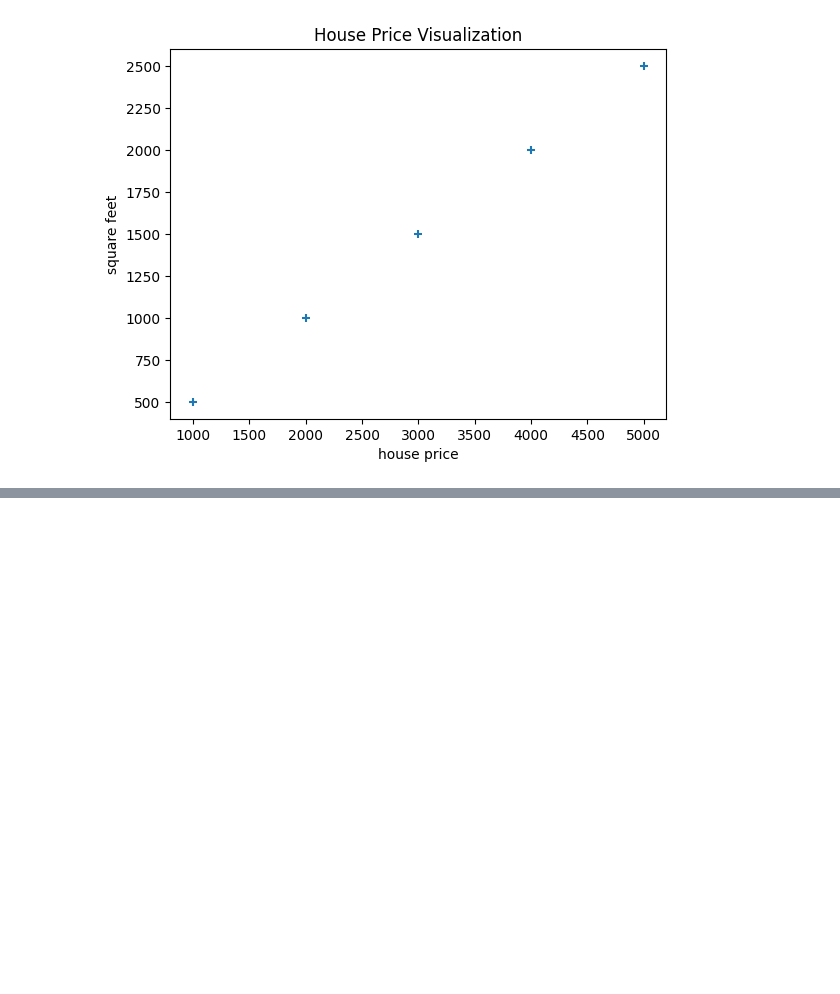
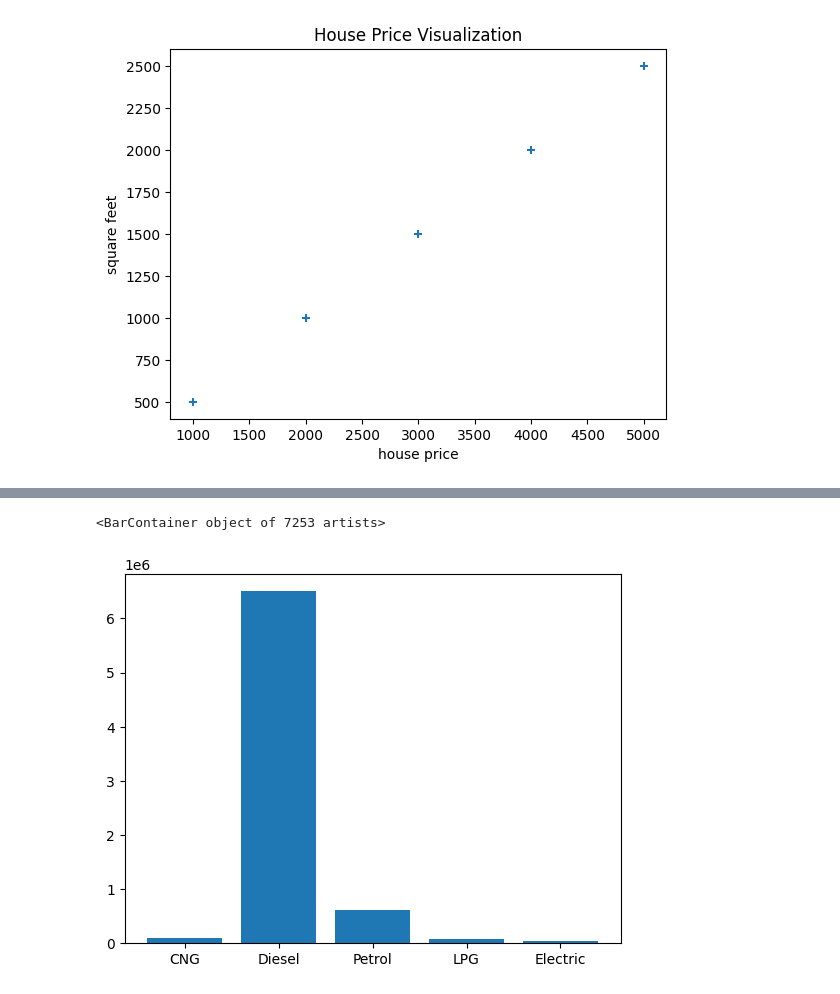
Before and after one commit to NaveenBasavaraj/python-notes, a Jupyter notebook: orc-class/data-package.ipynb, the cells around one changed output, grey strips where cells are left out. Drawn from its saved outputs; the diff is of its cells as text; code cells hidden in the pictures; blank space fills up the shorter version.

```diff
--- a/orc-class/data-package.ipynb
+++ b/orc-class/data-package.ipynb
@@ -13,0 +16,2 @@ Text(0.5, 1.0, 'House Price Visualization')
+# %%
+df = pd.read_csv("used_cars_data.csv",  on_bad_lines='skip')
@@ -13,0 +65,5 @@ Text(0.5, 1.0, 'House Price Visualization')
+# %%
+plt.bar(df['Fuel_Type'], df['Kilometers_Driven'])
+# %% [output]
+<BarContainer object of 7253 artists>
+[figure, added]
```
Also changed, not shown: parts of 4 cells of this notebook, 1 other file.
